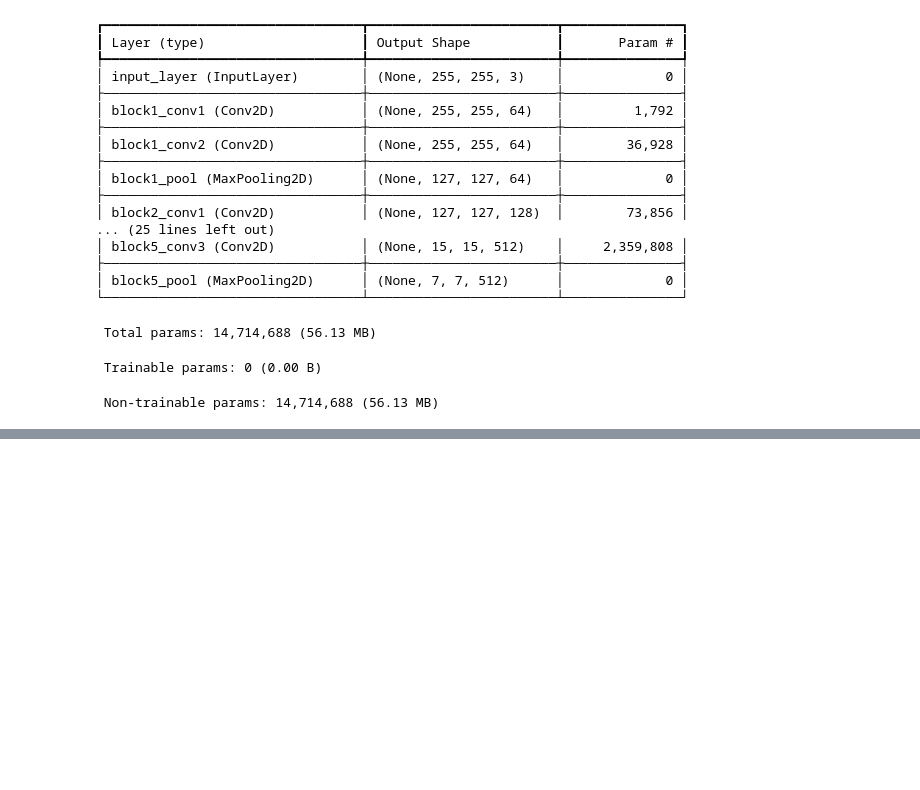
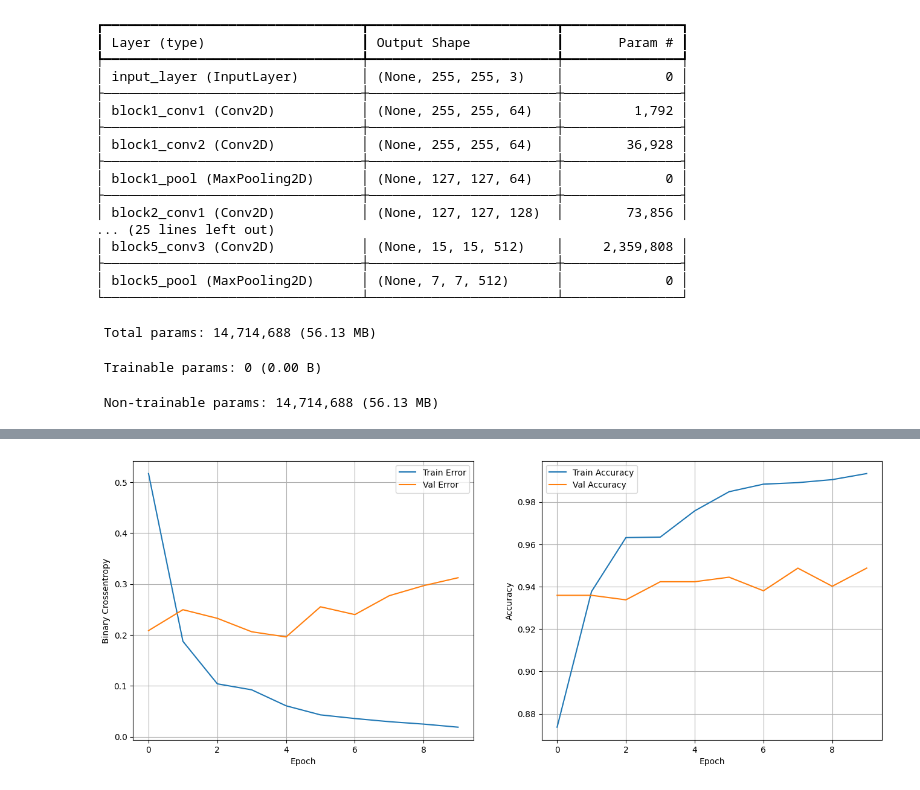
Before and after one commit to AlvarooGm/TFM, a Jupyter notebook: TFM.ipynb, the cells around one changed output, grey strips where cells are left out. Drawn from its saved outputs; the diff is of its cells as text; code cells hidden in the pictures; blank space fills up the shorter version.

```diff
--- a/TFM.ipynb
+++ b/TFM.ipynb
@@ -914,12 +895,14 @@ Model: "vgg16"
  Trainable params: 0 (0.00 B)
  Non-trainable params: 14,714,688 (56.13 MB)
 # %%
-inputs = tf.keras.Input(shape=(255,255,1), name='input')
+inputs = tf.keras.Input(shape=(255,255,3), name='input')
 
 x = pretrained_model(inputs)
 
 flat = layers.Flatten(name='flatten')(x)
 dense = layers.Dense(64, activation='relu', name='dense')(flat)
-outputs = layers.Dense(1, activation='sigmoid', name='output')(dense)
+dense = layers.Dense(32, activation='relu', name='dense1')(dense)
+drop = layers.Dropout(0.5,seed=30, name='dropout')(dense)
+outputs = layers.Dense(1, activation='sigmoid', name='output')(drop)
 
-model3 = keras.Model(inputs=inputs, outputs=outputs, name='second_model')
+model3 = keras.Model(inputs=inputs, outputs=outputs, name='Third_model')
@@ -926,6 +933,6 @@ model3 = keras.Model(inputs=inputs, outputs=outputs, name='second_model')
 # %%
 model3.compile(
-    optimizer=keras.optimizers.Adam(learning_rate=0.001),
+    optimizer=keras.optimizers.Adam(learning_rate=0.0001),
     loss='binary_crossentropy',
     metrics=['accuracy']
 )
@@ -938,9 +945,9 @@ es_callback = keras.callbacks.EarlyStopping(
 epochs = 10
 model_results3=model3.fit(x=x_train,
                         y=y_train,
-                        batch_size=16,
+                        batch_size=32,
                         epochs=epochs,
-                        validation_split=0.1,
+                        validation_split=0.2,
                         callbacks=[es_callback])
 # %% [output]
 Epoch 1/10
@@ -955,5 +970,7 @@ KeyboardInterrupt:
 # %%
-show_loss_accuracy_evolution(model_results)
+show_loss_accuracy_evolution(model_results3)
+# %% [output]
+[figure, added]
 # %%
 predictions = model.predict(x_test)
 y_predics = (predictions > 0.5).astype('int32')
```
Also changed, not shown: parts of 43 cells of this notebook.
